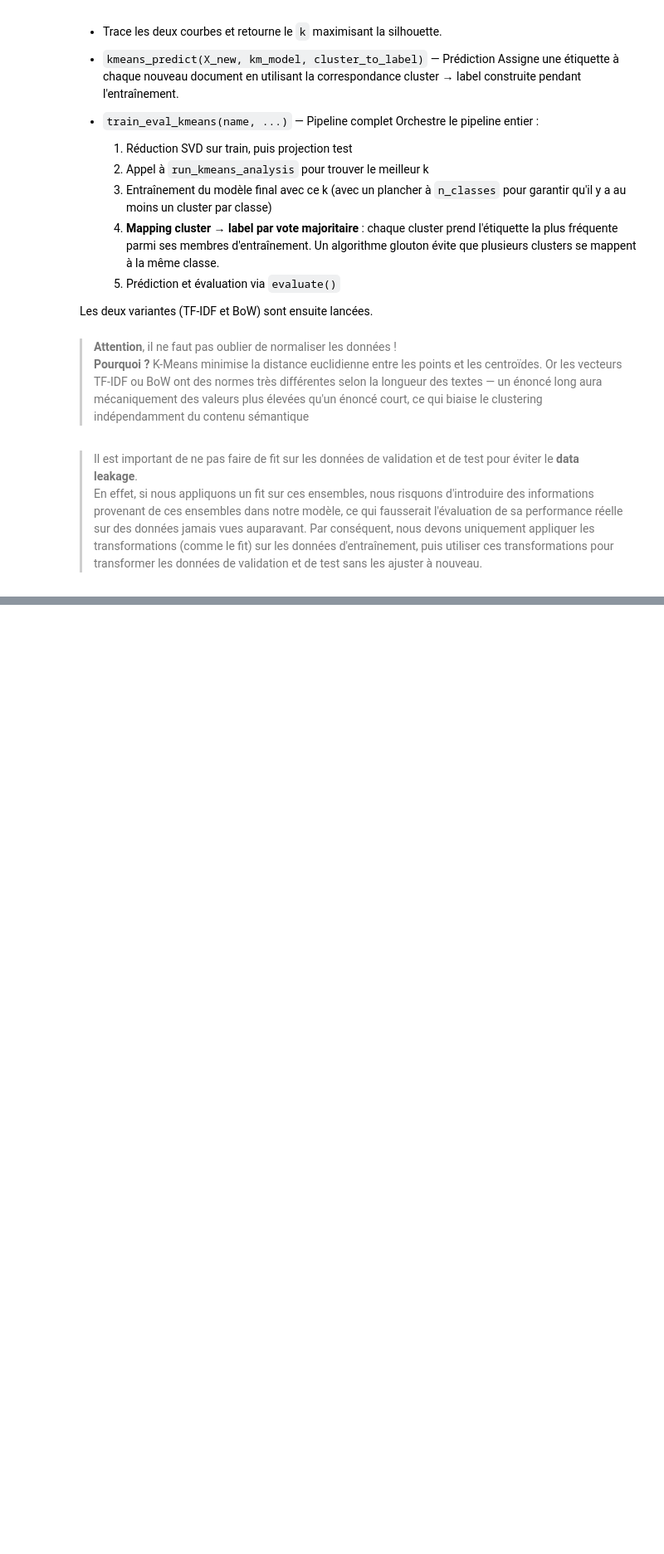
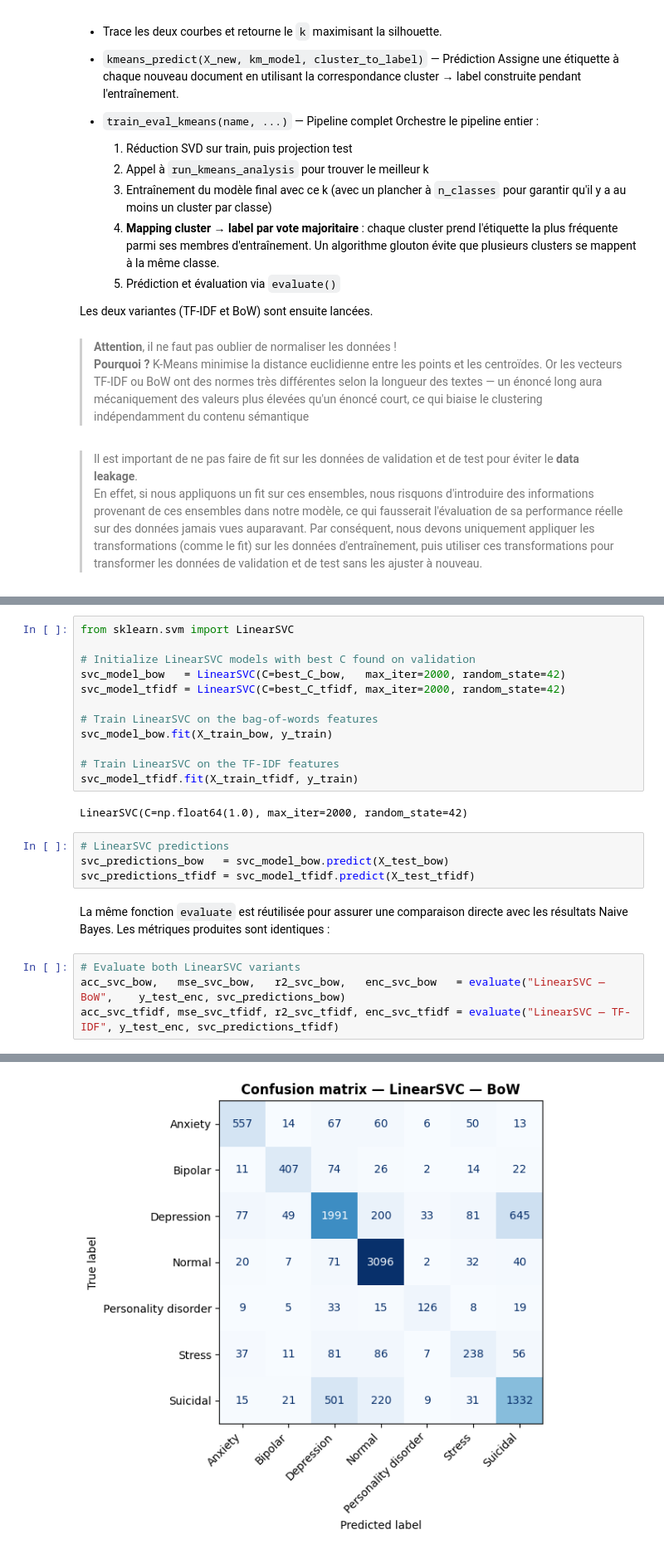
Before and after one commit to cypnet/Analyse-de-conversations-sur-la-sant-mentale, a Jupyter notebook: notebooks/CRUZDiogo/ETAPE2-Analyse_des_sentiments_des_conversations.ipynb, the cells around one changed output, grey strips where cells are left out. Shown at 83% size. Saved outputs shown, nothing was run; the diff lists cells and outputs as text; blank space fills up the shorter version.

```diff
--- a/notebooks/CRUZDiogo/ETAPE2-Analyse_des_sentiments_des_conversations.ipynb
+++ b/notebooks/CRUZDiogo/ETAPE2-Analyse_des_sentiments_des_conversations.ipynb
@@ -956,0 +1024,26 @@ or set the environment variable OPENBLAS_NUM_THREADS to 128 or lower
+# %%
+from sklearn.svm import LinearSVC
+
+# Initialize LinearSVC models with best C found on validation
+svc_model_bow   = LinearSVC(C=best_C_bow,   max_iter=2000, random_state=42)
+svc_model_tfidf = LinearSVC(C=best_C_tfidf, max_iter=2000, random_state=42)
+
+# Train LinearSVC on the bag-of-words features
+svc_model_bow.fit(X_train_bow, y_train)
+
+# Train LinearSVC on the TF-IDF features
+svc_model_tfidf.fit(X_train_tfidf, y_train)
+# %% [output]
+LinearSVC(C=np.float64(1.0), max_iter=2000, random_state=42)
+# %%
+# LinearSVC predictions
+svc_predictions_bow   = svc_model_bow.predict(X_test_bow)
+svc_predictions_tfidf = svc_model_tfidf.predict(X_test_tfidf)
+# %% [markdown]
+La même fonction `evaluate` est réutilisée pour assurer une comparaison directe
+avec les résultats Naive Bayes. Les métriques produites sont identiques :
+# %%
+# Evaluate both LinearSVC variants
+acc_svc_bow,   mse_svc_bow,   r2_svc_bow,   enc_svc_bow   = evaluate("LinearSVC — BoW",    y_test_enc, svc_predictions_bow)
+acc_svc_tfidf, mse_svc_tfidf, r2_svc_tfidf, enc_svc_tfidf = evaluate("LinearSVC — TF-IDF", y_test_enc, svc_predictions_tfidf)
+# %% [output]
@@ -956,0 +1070 @@ or set the environment variable OPENBLAS_NUM_THREADS to 128 or lower
+[figure, added]
```
Also changed, not shown: parts of 8 cells of this notebook, 1 other file.
